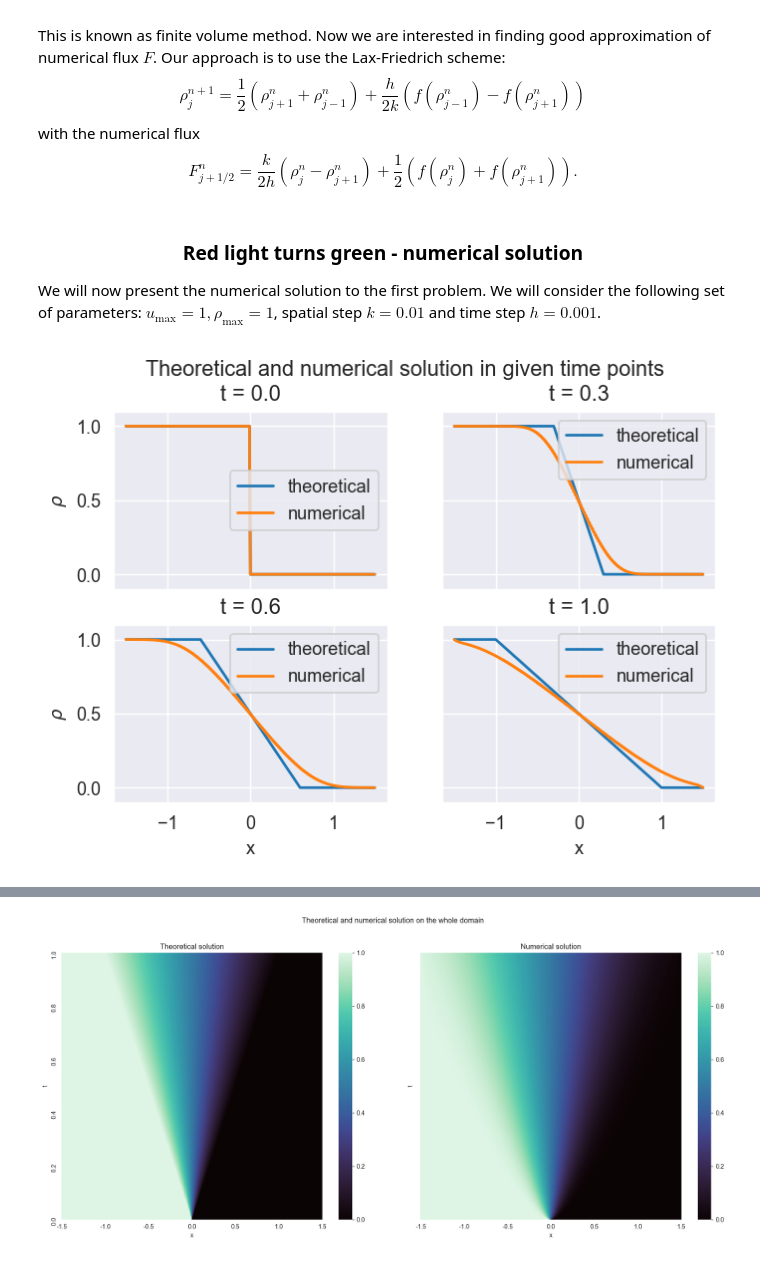
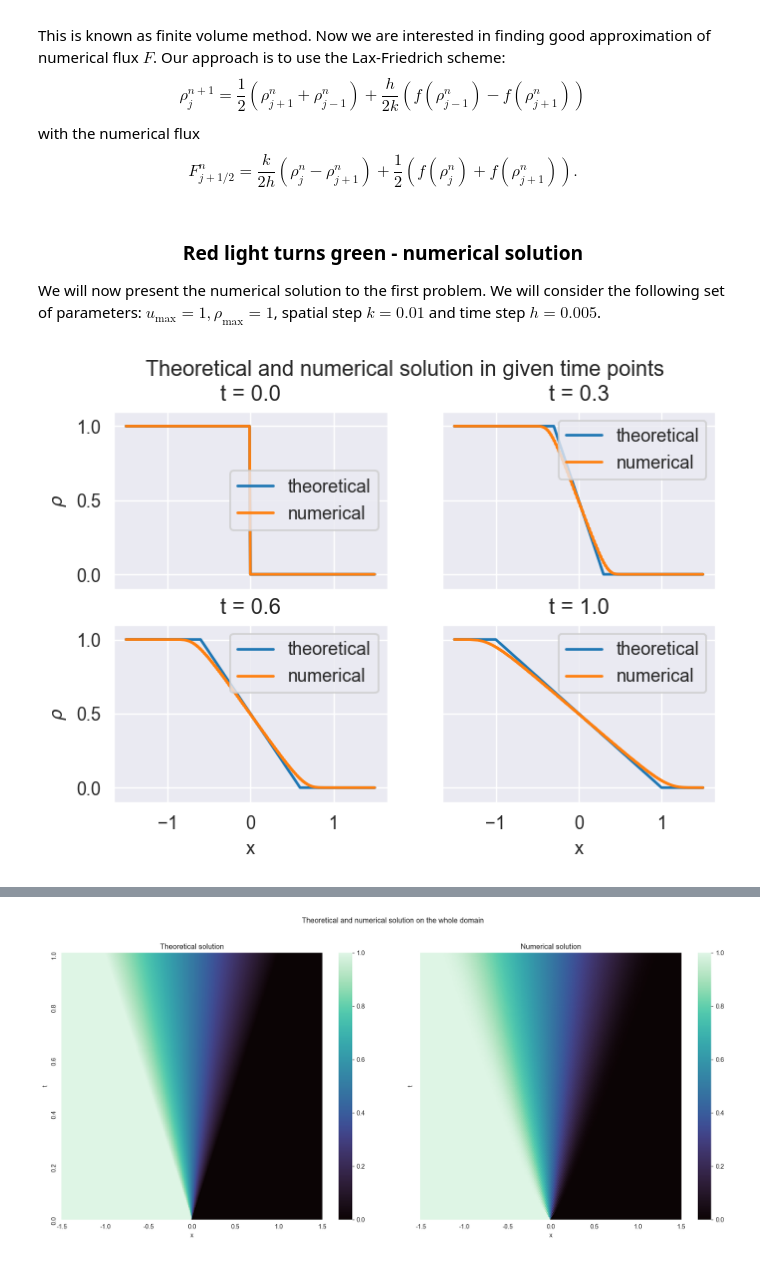
Before and after one commit to joannaww/Lighthill-Witham-Richards-Model, a Jupyter notebook: Matuszak_Wojciechowicz.ipynb, the cells around one changed output, grey strips where cells are left out. Saved outputs shown, nothing was run; the diff lists cells and outputs as text; code cells hidden in the pictures.

```diff
--- a/Matuszak_Wojciechowicz.ipynb
+++ b/Matuszak_Wojciechowicz.ipynb
@@ -378,7 +378,7 @@ $$\rho_j^{n+1} = \frac{1}{2}\left(\rho_{j+1}^n + \rho_{j-1}^n\right) + \frac{h}{
 with the numerical flux
 $$F_{j+1/2}^{n} = \frac{k}{2h}\left(\rho_{j}^n - \rho_{j+1}^n\right) + \frac{1}{2}\left(f(\rho_{j}^n) + f(\rho_{j+1}^n)\right).$$
 # %%
-def FVM(method, problem, u_max=1, rho_max=1, rho_l=0.8, sigma=1, a=-1.5, b=1.5, T=1, k=0.01, h=0.001):
+def FVM(method, problem, u_max=1, rho_max=1, rho_l=0.8, sigma=1, a=-1.5, b=1.5, T=1, k=0.01, h=0.005):
     """
     Implementation of the finite volume method for the vehicular traffic model.
 
@@ -505,7 +505,7 @@ def animated_plot(rho, xs, ts, filename, tit, fps=50):
 # %% [markdown]
 <h3 align="center">Red light turns green - numerical solution</h3>
 
-We will now present the numerical solution to the first problem. We will consider the following set of parameters: $u_{\text{max}} = 1, \rho_{\text{max}} = 1$, spatial step $k=0.01$ and time step $h=0.001$.
+We will now present the numerical solution to the first problem. We will consider the following set of parameters: $u_{\text{max}} = 1, \rho_{\text{max}} = 1$, spatial step $k=0.01$ and time step $h=0.005$.
 # %%
 rho, xs, ts = FVM(method="Lax-Friedrich", problem="red_green_light")
 rho_theoretical = theoretical_solution(problem="red_green_light", xs=xs, ts=ts)
@@ -514,33 +514,33 @@ rho_theoretical = theoretical_solution(problem="red_green_light", xs=xs, ts=ts)
 # %%
-time_points = [0, 300, 600, 1000]
+time_points = [0, 60, 120, 200]
 
 fig, axs = plt.subplots(2, 2)
 
 axs[0, 0].plot(xs, rho_theoretical[:,time_points[0]], label="theoretical")
 axs[0, 0].plot(xs, rho[:,time_points[0]], label="numerical")
 axs[0, 0].set_title(f't = {ts[time_points[0]]}')
 axs[0, 0].legend()
 axs[0, 1].plot(xs, rho_theoretical[:,time_points[1]], label="theoretical")
 axs[0, 1].plot(xs, rho[:,time_points[1]], label="numerical")
 axs[0, 1].set_title(f't = {ts[time_points[1]]}')
 axs[0, 1].legend()
 axs[1, 0].plot(xs, rho_theoretical[:,time_points[2]], label="theoretical")
 axs[1, 0].plot(xs, rho[:,time_points[2]], label="numerical")
 axs[1, 0].set_title(f't = {ts[time_points[2]]}')
 axs[1, 0].legend()
 axs[1, 1].plot(xs, rho_theoretical[:,time_points[3]], label="theoretical")
 axs[1, 1].plot(xs, rho[:,time_points[3]], label="numerical")
 axs[1, 1].set_title(f't = {ts[time_points[3]]}')
 axs[1, 1].legend()
 
 for ax in axs.flat:
     ax.set(xlabel='x', ylabel=r'$\rho$', ylim=(0-0.1, 1+0.1))
 
 for ax in axs.flat:
     ax.label_outer()
 
 fig.suptitle("Theoretical and numerical solution in given time points")
 plt.show()
 # %% [output]
-[figure, old version]
+[figure, new version]
 # %% [markdown]
```
Also changed, not shown: parts of 35 cells of this notebook, 43 other files.
